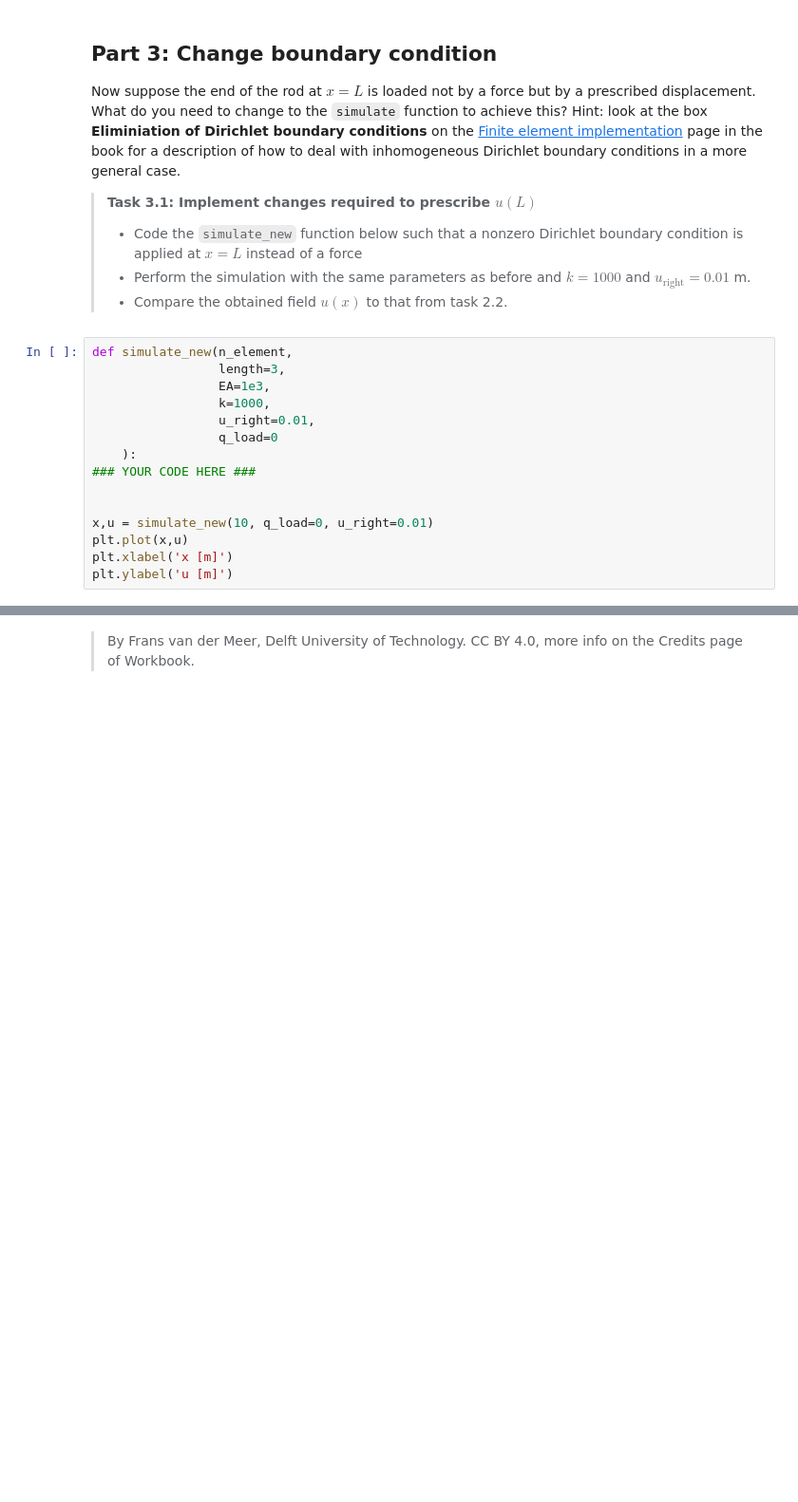
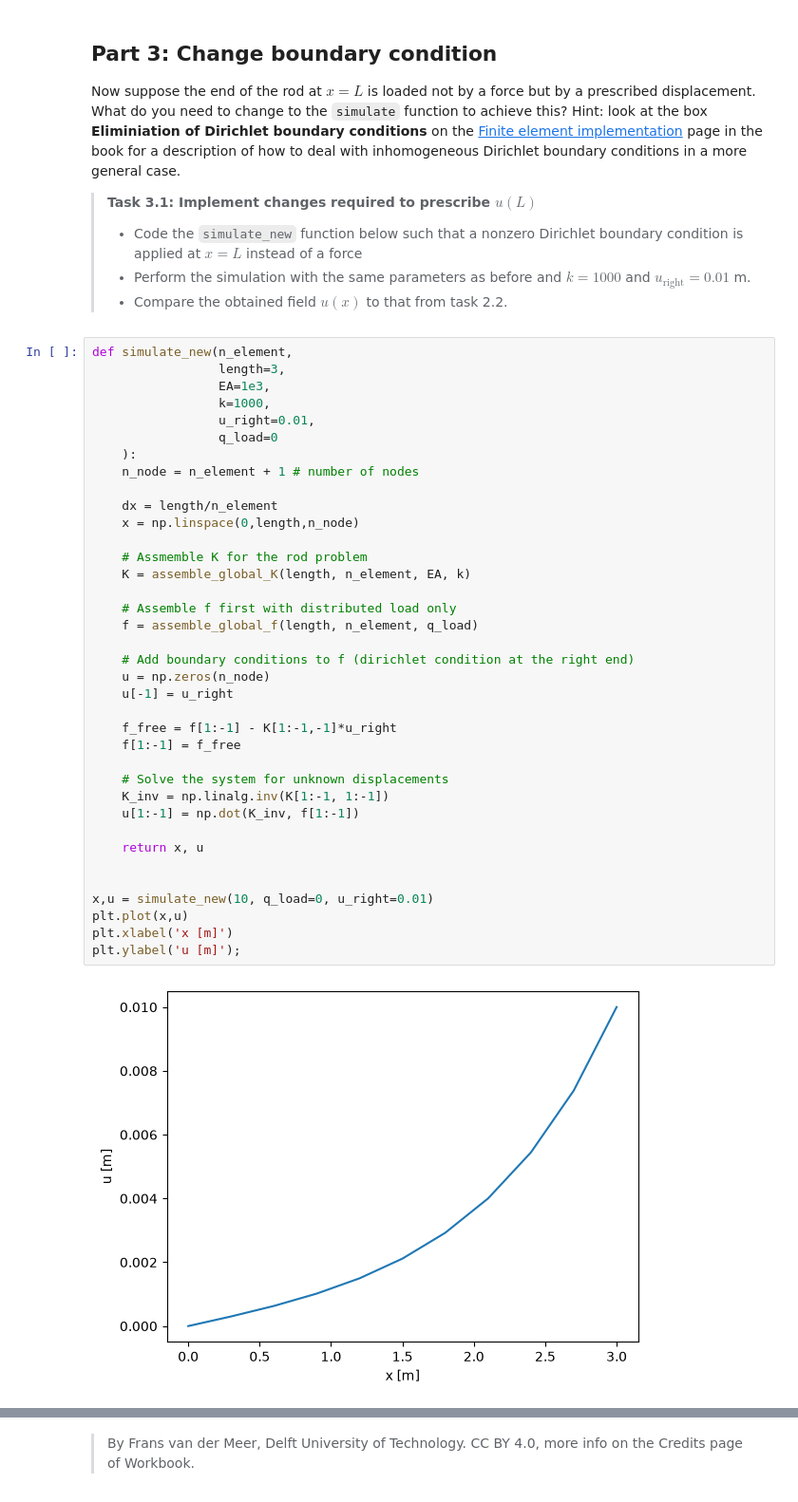
Before and after one commit to NickZhou21/WS2.2, a Jupyter notebook: all_files_WS_2_2/WS_2_2.ipynb, the cells around one changed output, grey strips where cells are left out. Shown at 95% size. Drawn from its saved outputs; the diff is of its cells as text; blank space fills up the shorter version.

```diff
--- a/all_files_WS_2_2/WS_2_2.ipynb
+++ b/all_files_WS_2_2/WS_2_2.ipynb
@@ -91,15 +260,39 @@ Now suppose the end of the rod at $x=L$ is loaded not by a force but by a prescr
 # %%
 def simulate_new(n_element,
                  length=3,
                  EA=1e3,
                  k=1000,
                  u_right=0.01,
                  q_load=0
     ):
-### YOUR CODE HERE ###
+    n_node = n_element + 1 # number of nodes
+
+    dx = length/n_element
+    x = np.linspace(0,length,n_node)
+
+    # Assmemble K for the rod problem
+    K = assemble_global_K(length, n_element, EA, k)
+
+    # Assemble f first with distributed load only
+    f = assemble_global_f(length, n_element, q_load)
+
+    # Add boundary conditions to f (dirichlet condition at the right end)
+    u = np.zeros(n_node)
+    u[-1] = u_right
+
+    f_free = f[1:-1] - K[1:-1,-1]*u_right
+    f[1:-1] = f_free
+
+    # Solve the system for unknown displacements
+    K_inv = np.linalg.inv(K[1:-1, 1:-1])
+    u[1:-1] = np.dot(K_inv, f[1:-1])
+
+    return x, u
 
 
 x,u = simulate_new(10, q_load=0, u_right=0.01)
 plt.plot(x,u)
 plt.xlabel('x [m]')
-plt.ylabel('u [m]')
+plt.ylabel('u [m]');
+# %% [output]
+[figure, added]
```
Also changed, not shown: parts of 11 cells of this notebook.
